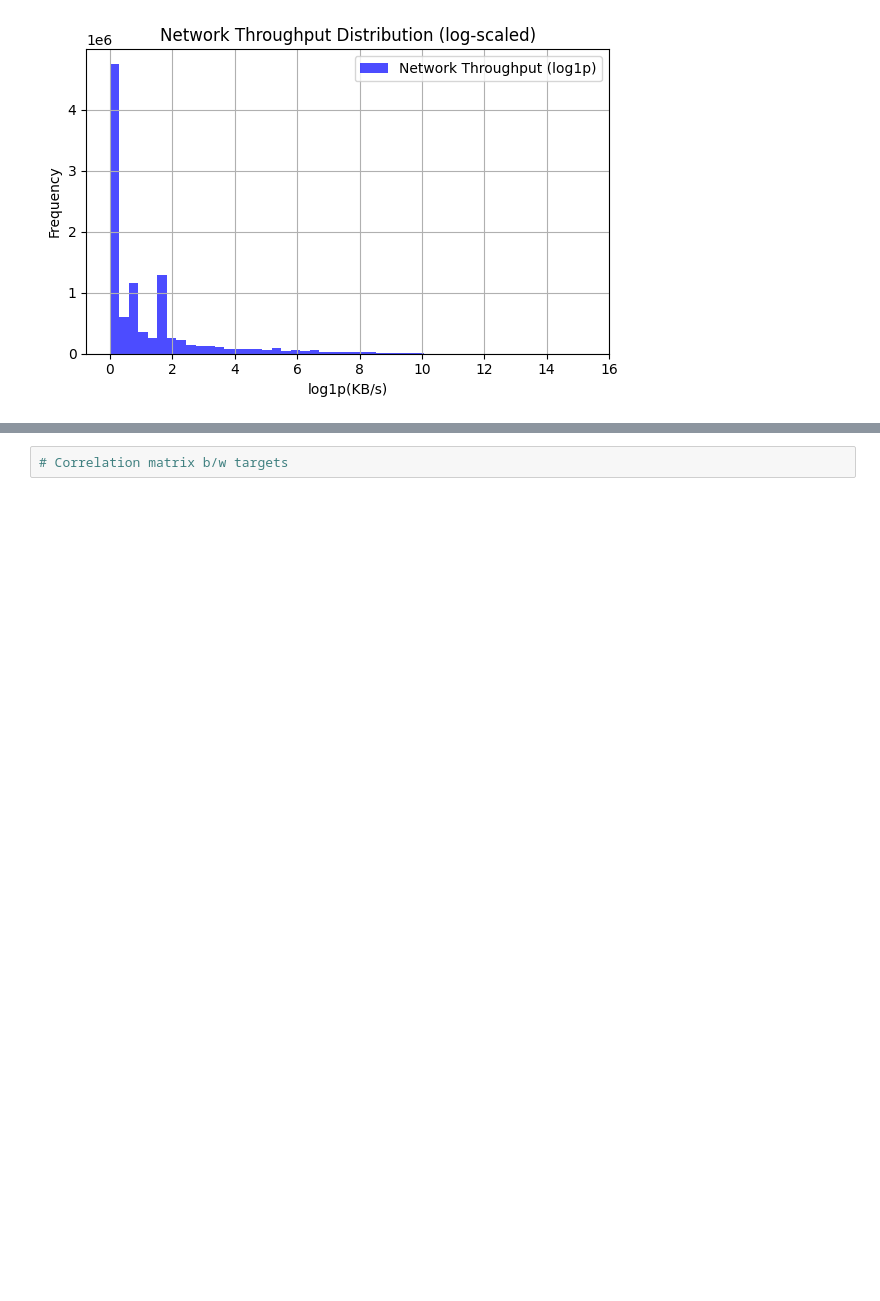
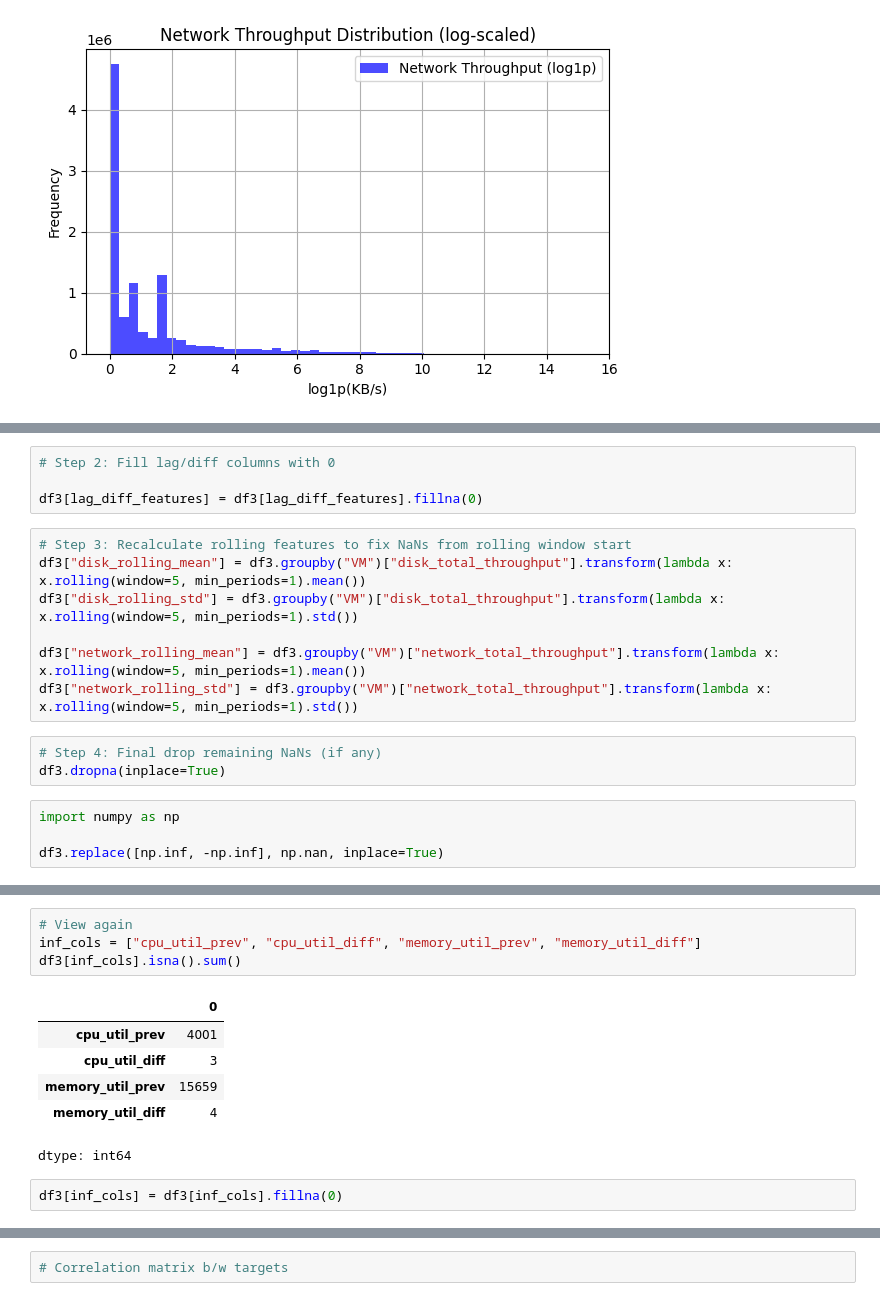
Before and after one commit to swaraj0009/AI_Models, a Jupyter notebook: TFT/notebooks/3_Feature_Engineering.ipynb, the cells around one changed output, grey strips where cells are left out. Saved outputs shown, nothing was run; the diff lists cells and outputs as text; blank space fills up the shorter version.

```diff
--- a/TFT/notebooks/3_Feature_Engineering.ipynb
+++ b/TFT/notebooks/3_Feature_Engineering.ipynb
@@ -236,0 +350,18 @@ plt.show()
+# %%
+# Step 2: Fill lag/diff columns with 0
+
+df3[lag_diff_features] = df3[lag_diff_features].fillna(0)
+# %%
+# Step 3: Recalculate rolling features to fix NaNs from rolling window start
+df3["disk_rolling_mean"] = df3.groupby("VM")["disk_total_throughput"].transform(lambda x: x.rolling(window=5, min_periods=1).mean())
+df3["disk_rolling_std"] = df3.groupby("VM")["disk_total_throughput"].transform(lambda x: x.rolling(window=5, min_periods=1).std())
+
+df3["network_rolling_mean"] = df3.groupby("VM")["network_total_throughput"].transform(lambda x: x.rolling(window=5, min_periods=1).mean())
+df3["network_rolling_std"] = df3.groupby("VM")["network_total_throughput"].transform(lambda x: x.rolling(window=5, min_periods=1).std())
+# %%
+# Step 4: Final drop remaining NaNs (if any)
+df3.dropna(inplace=True)
+# %%
+import numpy as np
+
+df3.replace([np.inf, -np.inf], np.nan, inplace=True)
@@ -236,0 +387,13 @@ plt.show()
+# %%
+# View again
+inf_cols = ["cpu_util_prev", "cpu_util_diff", "memory_util_prev", "memory_util_diff"]
+df3[inf_cols].isna().sum()
+# %% [output]
+|  | 0 |
+| cpu_util_prev | 4001 |
+| cpu_util_diff | 3 |
+| memory_util_prev | 15659 |
+| memory_util_diff | 4 |
+dtype: int64
+# %%
+df3[inf_cols] = df3[inf_cols].fillna(0)
```
Also changed, not shown: parts of 16 cells of this notebook.
